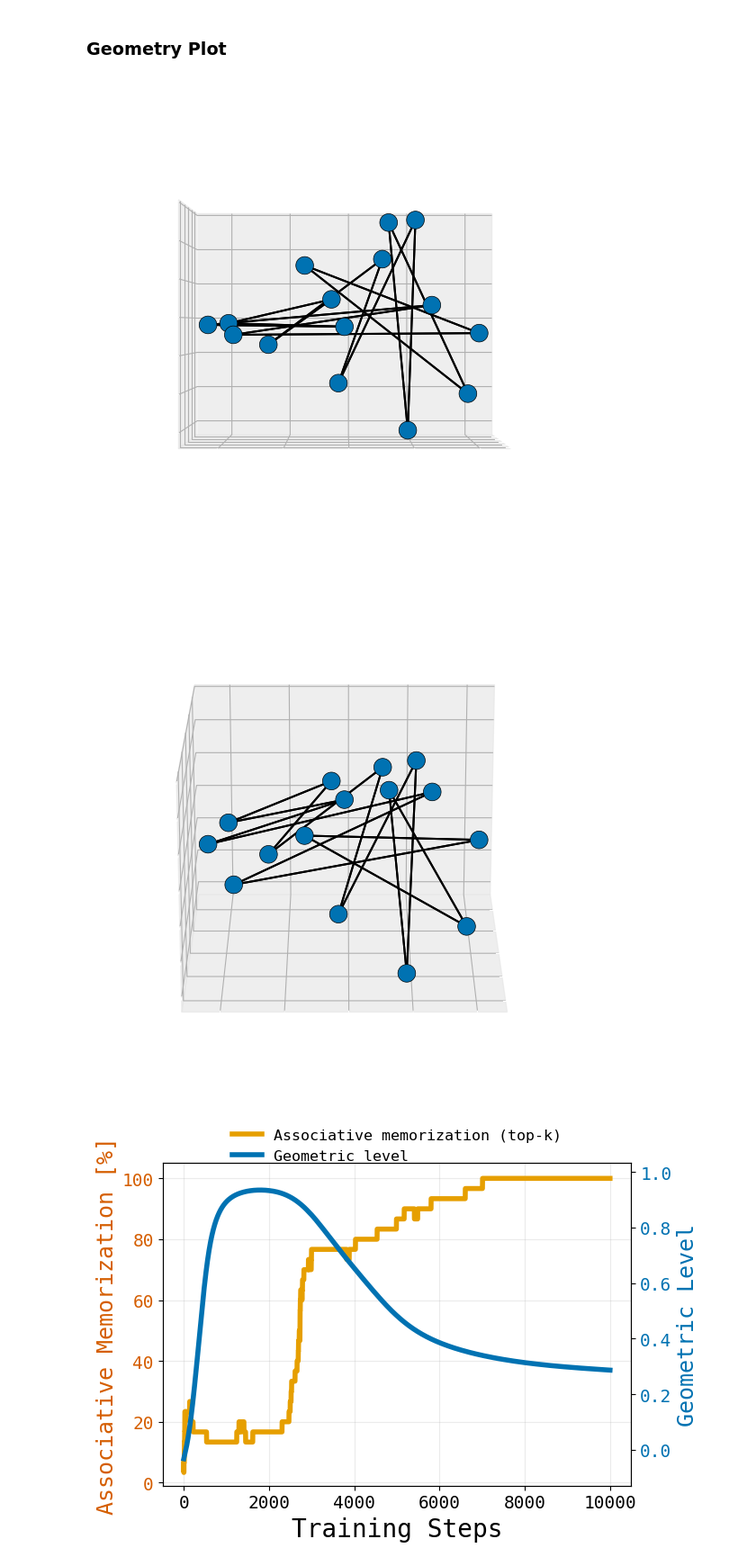
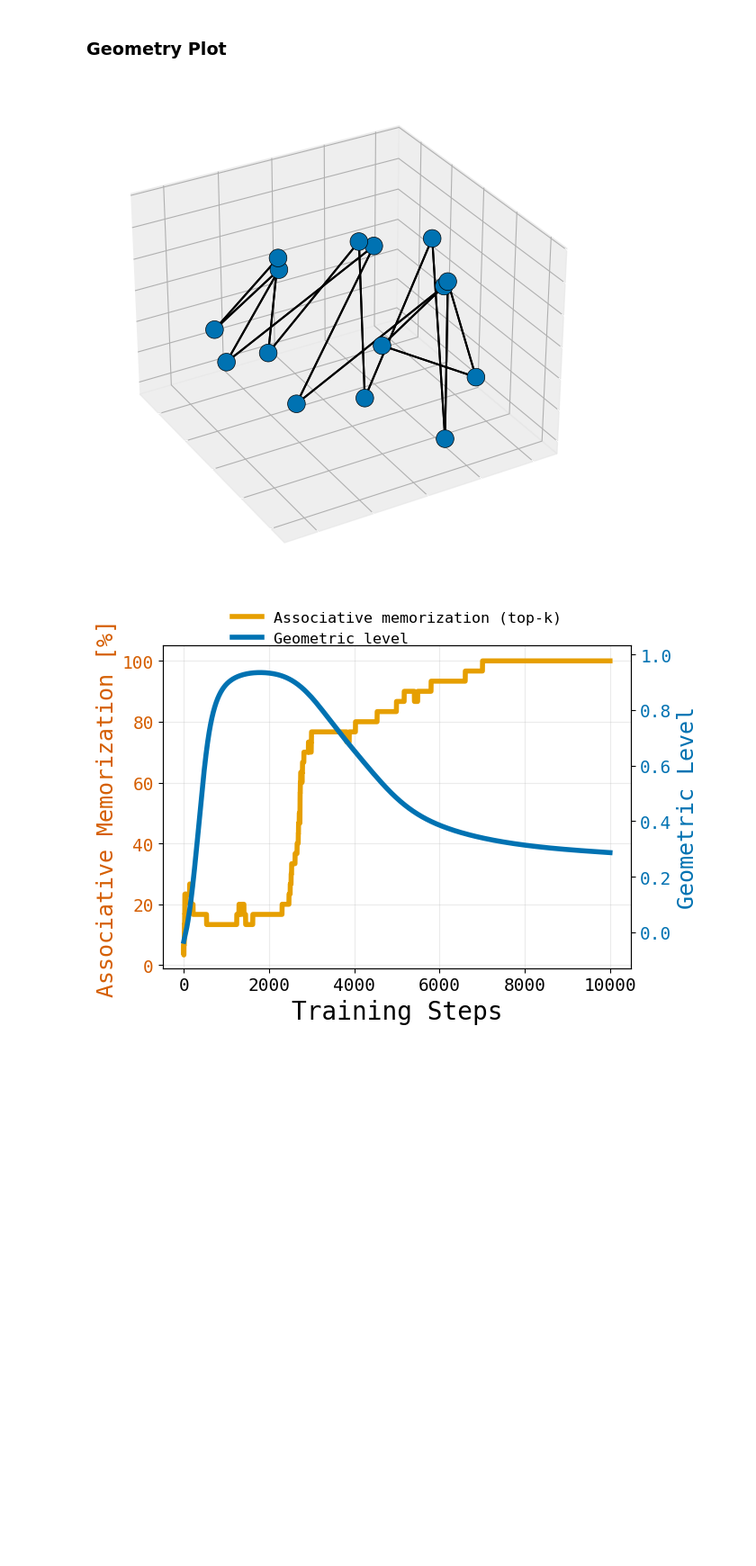
Before and after one commit to Shahriarnz14/Geometric_Memory, a Jupyter notebook: tiny_graphs_notebooks/experiment_notebooks_regularizers/tiny_neural_network_cycle.ipynb, the cells around one changed output. Shown at 90% size. Cells and saved outputs as stored; diff of their text form; code cells hidden in the pictures; blank space fills up the shorter version.

```diff
--- a/tiny_graphs_notebooks/experiment_notebooks_regularizers/tiny_neural_network_cycle.ipynb
+++ b/tiny_graphs_notebooks/experiment_notebooks_regularizers/tiny_neural_network_cycle.ipynb
@@ -1270,48 +1266,47 @@ Reduced xyz shape: (15, 3)
 # %%
 %matplotlib inline
 # %matplotlib widget
 
-cycle_v4_raw_elev = 0
-cycle_v4_raw_azim = 0
+cycle_v4_raw_elev = 30
+cycle_v4_raw_azim = -30
 cycle_v4_raw_roll = 0
 
 # Styled plotting constants for this block
 cycle_v4_styled_view = {"elev": cycle_v4_raw_elev, "azim": cycle_v4_raw_azim, "roll": cycle_v4_raw_roll}
 cycle_v4_styled_axis_permutation = (0, 1, 2)
 
 plot_stylized_embedding_graph(
     cycle_v4_reduced_embeddings,
     cycle_v4_edge_list,
     title="",
     view=cycle_v4_styled_view,
     root_node_index=cycle_v4_root_node_index,
     axis_permutation=cycle_v4_styled_axis_permutation,
 );
 
 
 ################
 #Another Angle
 ################
 
-cycle_v4_raw_elev = 20
-cycle_v4_raw_azim = 0
-cycle_v4_raw_roll = 0
+# cycle_v4_raw_elev = 20
+# cycle_v4_raw_azim = 0
+# cycle_v4_raw_roll = 0
 
-# Styled plotting constants for this block
-cycle_v4_styled_view = {"elev": cycle_v4_raw_elev, "azim": cycle_v4_raw_azim, "roll": cycle_v4_raw_roll}
-cycle_v4_styled_axis_permutation = (0, 1, 2)
+# # Styled plotting constants for this block
+# cycle_v4_styled_view = {"elev": cycle_v4_raw_elev, "azim": cycle_v4_raw_azim, "roll": cycle_v4_raw_roll}
+# cycle_v4_styled_axis_permutation = (0, 1, 2)
 
-plot_stylized_embedding_graph(
-    cycle_v4_reduced_embeddings,
-    cycle_v4_edge_list,
-    title="",
-    view=cycle_v4_styled_view,
-    root_node_index=cycle_v4_root_node_index,
-    axis_permutation=cycle_v4_styled_axis_permutation,
-);
+# plot_stylized_embedding_graph(
+#     cycle_v4_reduced_embeddings,
+#     cycle_v4_edge_list,
+#     title="",
+#     view=cycle_v4_styled_view,
+#     root_node_index=cycle_v4_root_node_index,
+#     axis_permutation=cycle_v4_styled_axis_permutation,
+# );
 # %% [output]
-[figure, old version]
+[figure, new version]
-[figure, removed]
 # %%
 # Line-plot constants for this block
 cycle_v4_line_plot_title = ""
```
Also changed, not shown: parts of 18 cells of this notebook.
